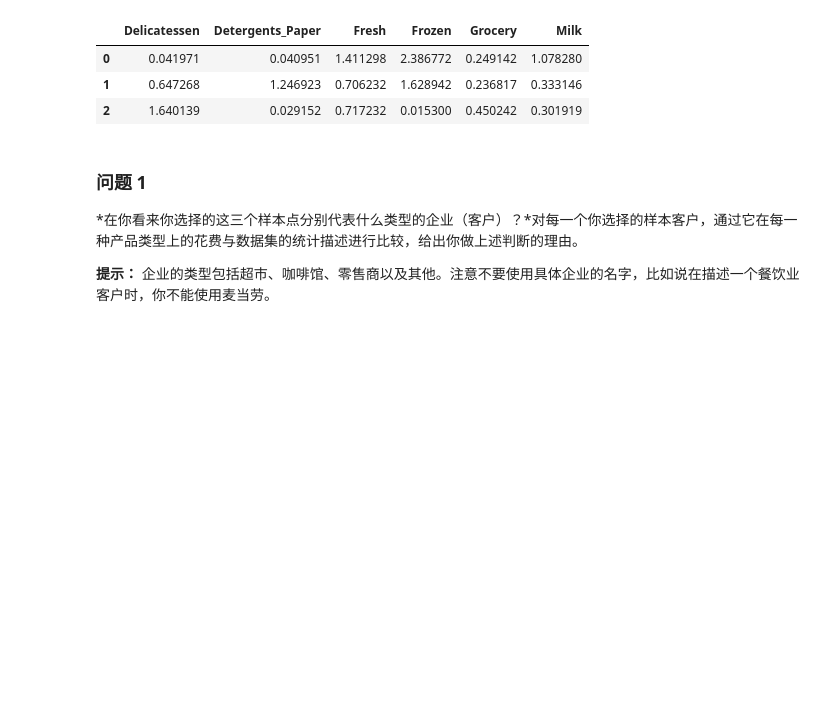
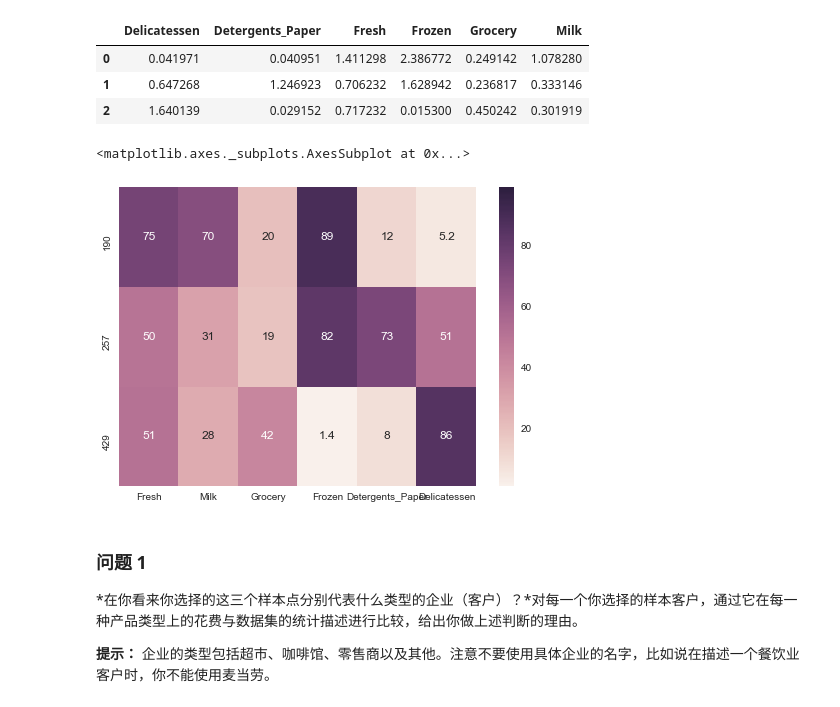
Before and after one commit to KIDJourney/creating_customer_segments, a Jupyter notebook: customer_segments.ipynb, the cells around one changed output. Drawn from its saved outputs; the diff is of its cells as text; code cells hidden in the pictures; blank space fills up the shorter version.

```diff
--- a/customer_segments.ipynb
+++ b/customer_segments.ipynb
@@ -77,6 +77,15 @@ Chosen samples of wholesale customers dataset:
 | 0 | 0.041971 | 0.040951 | 1.411298 | 2.386772 | 0.249142 | 1.078280 |
 | 1 | 0.647268 | 1.246923 | 0.706232 | 1.628942 | 0.236817 | 0.333146 |
 | 2 | 1.640139 | 0.029152 | 0.717232 | 0.015300 | 0.450242 | 0.301919 |
+# %%
+import seaborn as sns
+percentiles = data.rank(pct=True)
+percentiles = 100 * percentiles.round(decimals=3)
+percentiles = percentiles.iloc[sample_indexs]
+sns.heatmap(percentiles, vmin=1, vmax=99,annot=True)
+# %% [output]
+<matplotlib.axes._subplots.AxesSubplot at 0x...>
+[figure, added]
 # %% [markdown]
 ### 问题 1
 *在你看来你选择的这三个样本点分别代表什么类型的企业（客户）？*对每一个你选择的样本客户，通过它在每一种产品类型上的花费与数据集的统计描述进行比较，给出你做上述判断的理由。
```
Also changed, not shown: parts of 11 cells of this notebook, 1 other file.
